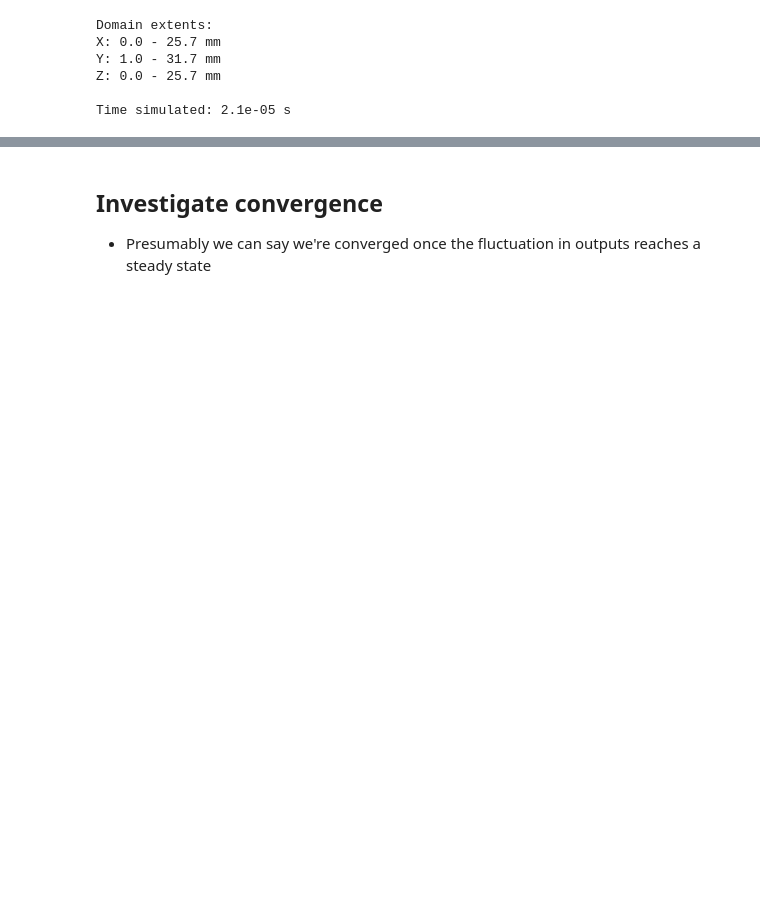
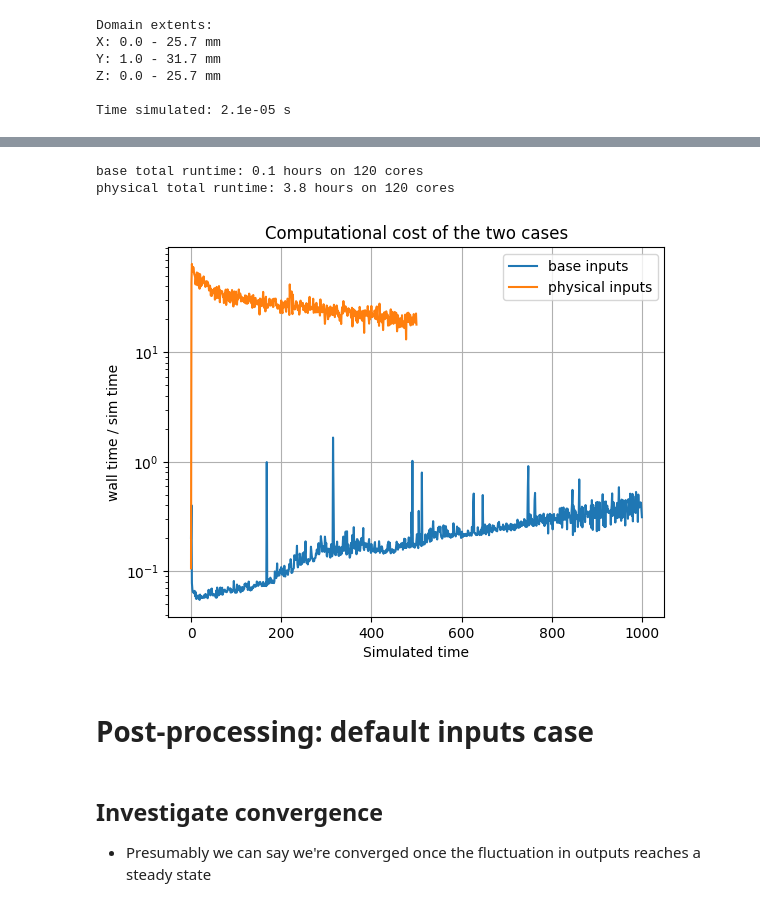
Before and after one commit to mikekryjak/neptune-docs, a Jupyter notebook: 2023-08-27 - HW3D normalisations.ipynb, the cells around one changed output, grey strips where cells are left out. Cells and saved outputs as stored; diff of their text form; code cells hidden in the pictures; blank space fills up the shorter version.

```diff
--- a/2023-08-27 - HW3D normalisations.ipynb
+++ b/2023-08-27 - HW3D normalisations.ipynb
@@ -205,0 +243,4 @@ Time simulated: 2.1e-05 s
+# %%
+wtimes = {}
+for case in toload:
+    wtimes[case["name"]] = boutdata.collect("wtime", path = case["path"])
@@ -206,3 +257,30 @@ Time simulated: 2.1e-05 s
+# %%
+fig, ax = plt.subplots()
+
+for name in casestore:
+    ds = casestore[name]
+    time = ds["t"]
+    wtime =  wtimes[name]   # Wall time per timestep
+    stime = time.diff("t")  # Simulated time per timestep
+    stime = np.append(stime, stime[-1])
+
+    ax.plot(time, wtime/stime, label = f"{name} inputs")
+
+    print(f"{name} total runtime: {wtime.sum()/3600:.1f} hours on 120 cores")
+
+ax.set_xlabel("Simulated time")
+ax.set_ylabel("wall time / sim time")
+ax.grid()
+ax.set_yscale("log")
+ax.legend()
+ax.set_title("Computational cost of the two cases")
+print()
+# %% [output]
+base total runtime: 0.1 hours on 120 cores
+physical total runtime: 3.8 hours on 120 cores
+[figure, added]
+# %% [markdown]
+# Post-processing: default inputs case
 # %% [markdown]
 ## Investigate convergence
 - Presumably we can say we're converged once the fluctuation in outputs reaches a steady state
```
Also changed, not shown: parts of 24 cells of this notebook.
